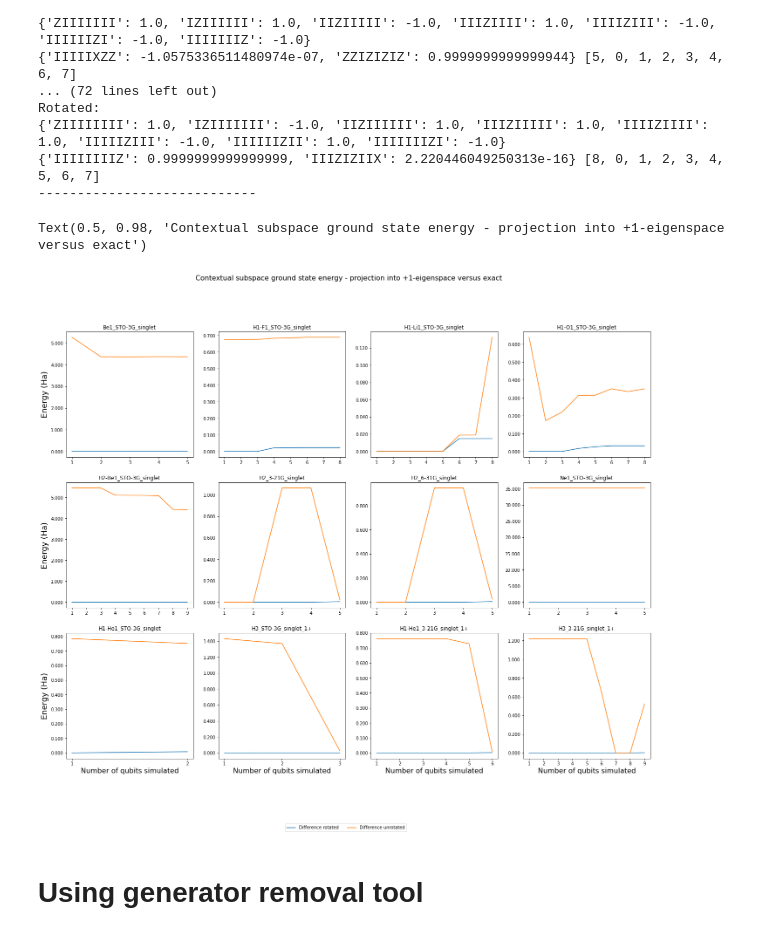
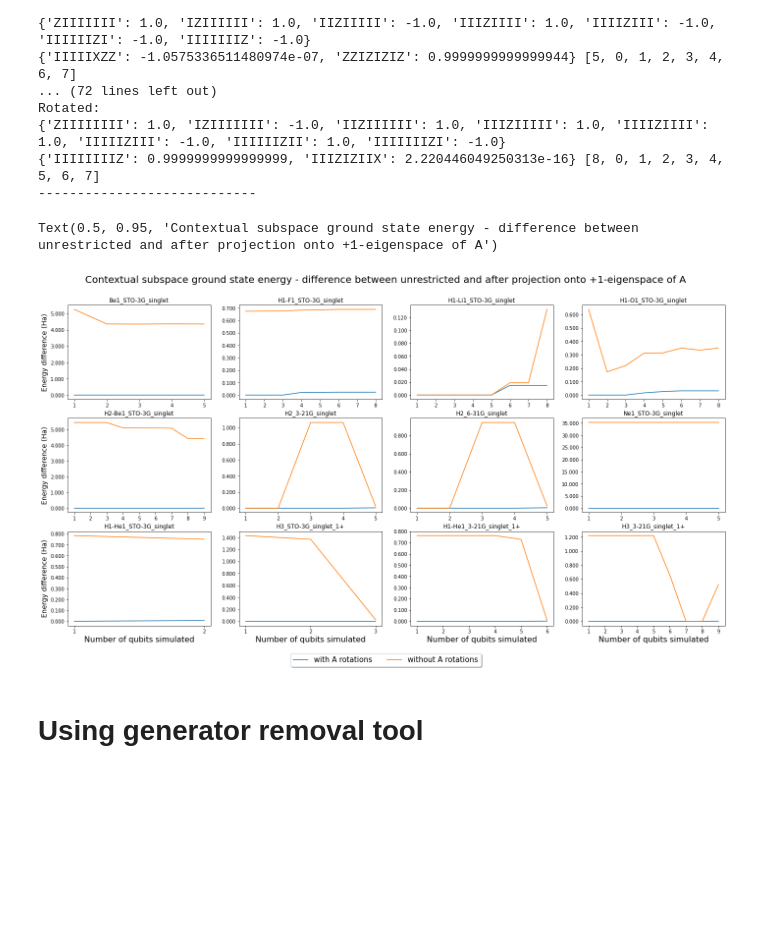
Before and after one commit to wmkirby1/CS-VQE, a Jupyter notebook: Noncontextual estimate vs ground state.ipynb, the cells around one changed output. Cells and saved outputs as stored; diff of their text form; code cells hidden in the pictures; blank space fills up the shorter version.

```diff
--- a/Noncontextual estimate vs ground state.ipynb
+++ b/Noncontextual estimate vs ground state.ipynb
@@ -112,15 +144,17 @@ fig, axs = plt.subplots(nrows = factors[0], ncols = factors[1], figsize = (6*fac
 
 for index, h in enumerate(nc_mols.keys()):
     grid = grid_pos[index]
+    results = nc_mols[h]
+    num_qubits = results['num_qubits']
+    X=list(range(1, num_qubits+1))
+    Y1=results['gs_true']
+    Y2=results['gs_rot_proj']
+    Y3=results['gs_unrot_proj']
+    axs[grid].set_title(str(h))
 
-    num_qubits = nc_mols[h]['num_qubits']
-    X=range(num_qubits)
-    values = list(zip(*[list(nc_mols[h][i].values()) for i in X]))
-    Y1=values[0]
-    Y2=values[1]
-    axs[grid].set_title(str(h))
     l1 = axs[grid].plot(X, Y1, label='Exact noncontextual gs')
-    l2 = axs[grid].plot(X, Y2, label='Restriction to +1-eigenspace')
+    l2 = axs[grid].plot(X, Y2, label='Restriction to +1-eigenspace rotated')
+    l3 = axs[grid].plot(X, Y3, label='Restriction to +1-eigenspace unrotated')
     axs[grid].set_xticks(X)
 
     if factors[0] != 1:
@@ -320,43 +360,45 @@ if factors[0] == 1:
 else:
     grid_pos = list(itertools.product(range(factors[0]), range(factors[1])))
 
-fig, axs = plt.subplots(nrows = factors[0], ncols = factors[1], figsize = (6*factors[1],6*factors[0]))
+fig, axs = plt.subplots(nrows = factors[0], ncols = factors[1], figsize = (6*factors[1],4*factors[0]))
 
 
 for index, speciesname in enumerate(small_ham_keys):
     grid = grid_pos[index]
 
     mol_results = proj_energy[speciesname]
     X = mol_results['qubit_nums']
     Y1 = mol_results['diff_rot']
     Y2 = mol_results['diff_unrot']
 
     axs[grid].get_yaxis().get_major_formatter().set_useOffset(False)
     axs[grid].yaxis.set_major_formatter(FormatStrFormatter('%.3f'))
     axs[grid].set_title(str(speciesname))
-    l1 = axs[grid].plot(X, Y1, label='Difference rotated')
-    l2 = axs[grid].plot(X, Y2, label='Difference unrotated')
+    l1 = axs[grid].plot(X, Y1, label='with A rotations')
+    l2 = axs[grid].plot(X, Y2, label='without A rotations')
     axs[grid].set_xticks(X)
 
     if factors[0] != 1:
         if grid[0] == 2:
             axs[grid].set_xlabel('Number of qubits simulated',fontsize=16)
         if grid[1] == 0:
-            axs[grid].set_ylabel('Energy (Ha)',fontsize=18)
+            axs[grid].set_ylabel('Energy difference (Ha)',fontsize=14)
     else:
         axs[grid].set_xlabel('Number of generators removed',fontsize=16)
         if grid == 0:
             axs[grid].set_ylabel('Energy (Ha)',fontsize=18)
 
 handles, labels = axs[grid].get_legend_handles_labels()
 fig.legend(handles,
            labels,
-           loc="lower center",
-           borderaxespad=0.1,
-           ncol=2)
+           fontsize=15,
+           loc='lower center',bbox_to_anchor=(0.5, 0.02),
+          fancybox=True, shadow=True, ncol=2)
 
-fig.suptitle('Contextual subspace ground state energy - projection into +1-eigenspace versus exact', fontsize=16)
+fig.suptitle('Contextual subspace ground state energy - difference between unrestricted and after projection onto +1-eigenspace of A',
+             fontsize=20,
+             y=0.95)
 # %% [output]
-Text(0.5, 0.98, 'Contextual subspace ground state energy - projection into +1-eigenspace versus exact')
+Text(0.5, 0.95, 'Contextual subspace ground state energy - difference between unrestricted and after projection onto +1-eigenspace of A')
-[figure, old version]
+[figure, new version]
 # %%
```
Also changed, not shown: parts of 6 cells of this notebook, 5 other files.
